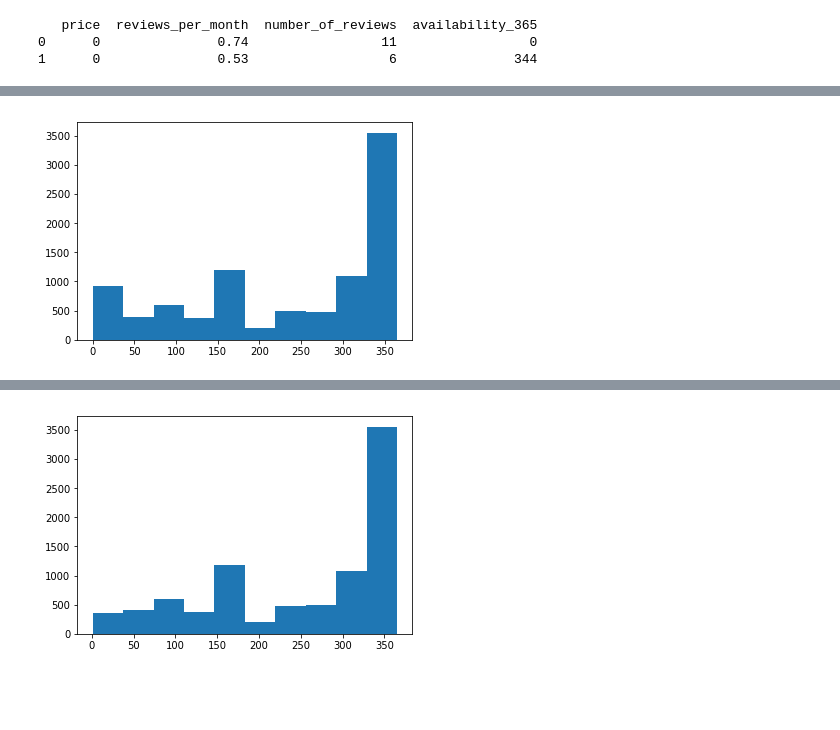
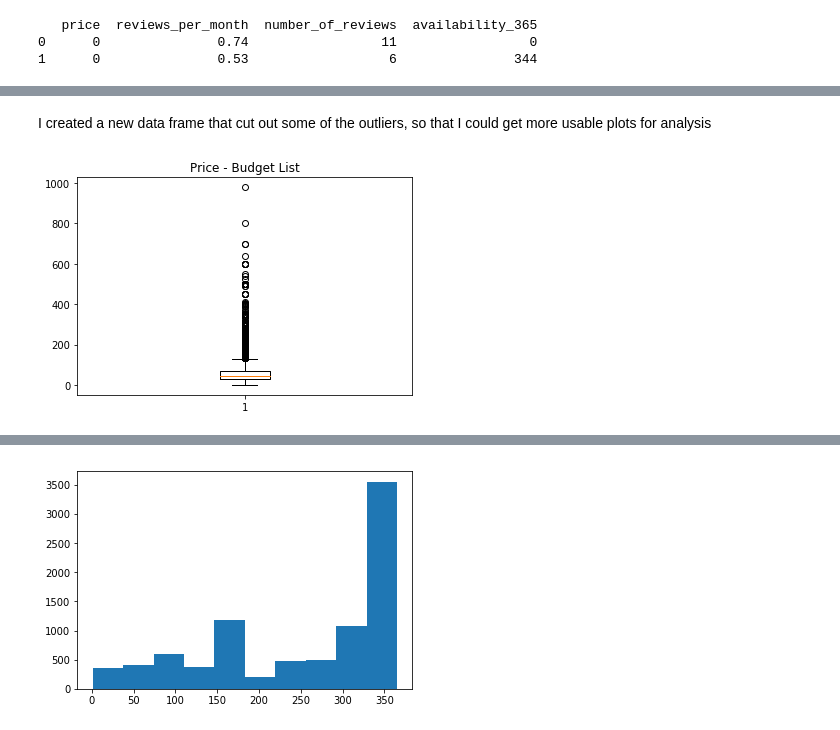
Before and after one commit to emett75/Unit-1-Capstone, a Jupyter notebook: Unit 1 Capstone.ipynb, the cells around one changed output, grey strips where cells are left out. Cells and saved outputs as stored; diff of their text form; code cells hidden in the pictures; blank space fills up the shorter version.

```diff
--- a/Unit 1 Capstone.ipynb
+++ b/Unit 1 Capstone.ipynb
@@ -189,5 +127,0 @@ plt.show()
-# %%
-plt.hist(athens_budget.availability_365)
-plt.show()
-# %% [output]
-[figure, removed]
@@ -195,0 +128,9 @@ rooms = (athens.loc[athens.availability_365 > 0])
+# %% [markdown]
+I created a new data frame that cut out some of the outliers, so that I could get more usable plots for analysis
+# %%
+plt.boxplot(athens_budget.price)
+plt.title('Price - Budget List')
+plt.show()
+#created a boxplot using the new dataframe for price - it is easier to read and more useful for analysis
+# %% [output]
+[figure, added]
```
Also changed, not shown: parts of 78 cells of this notebook.
